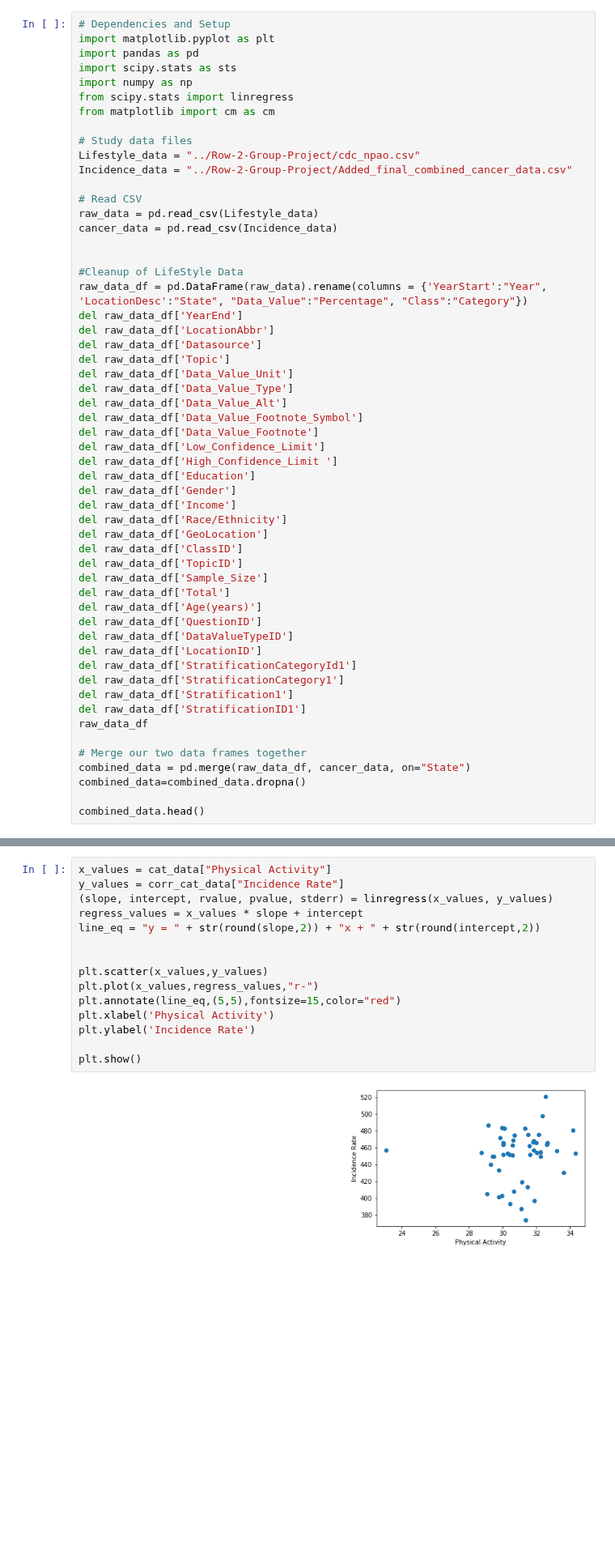
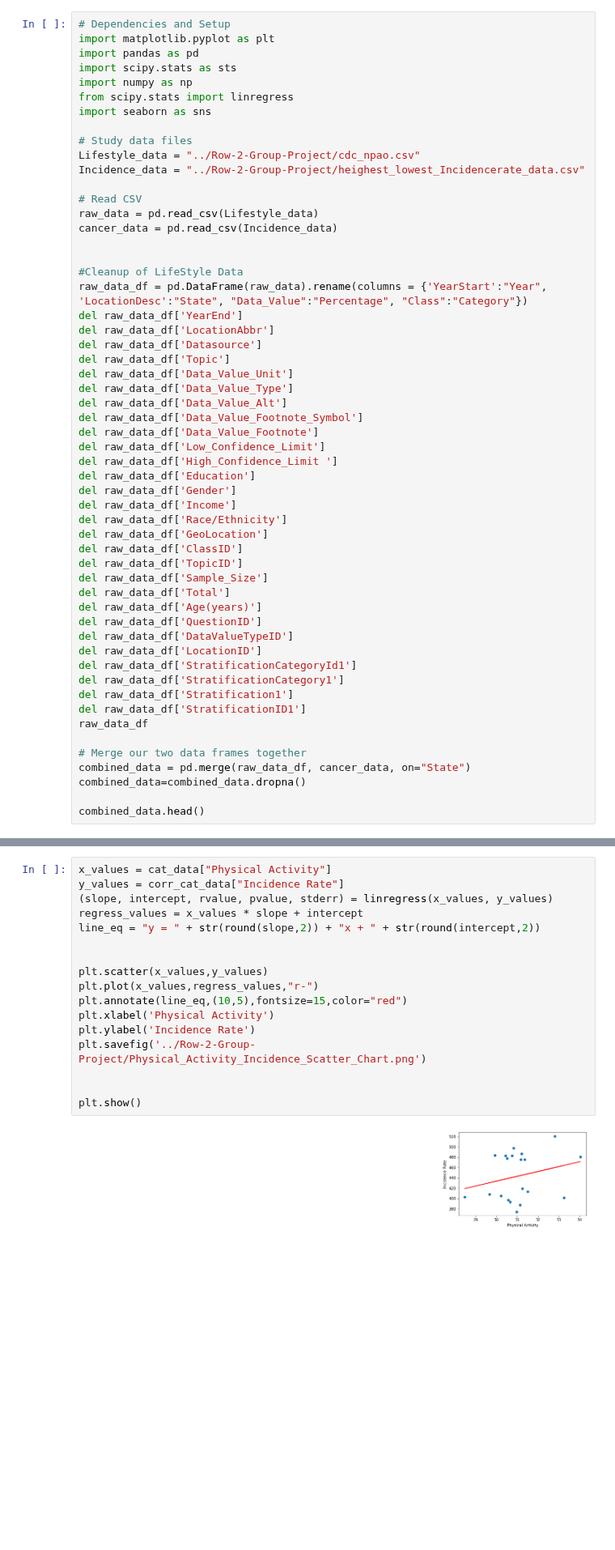
Before and after one commit to settinge/Cancer-and-Nonbiological-Variables, a Jupyter notebook: Lifestyle Data Code.ipynb, the cells around one changed output, grey strips where cells are left out. Shown at 81% size. Cells and saved outputs as stored; diff of their text form; blank space fills up the shorter version.

```diff
--- a/Lifestyle Data Code.ipynb
+++ b/Lifestyle Data Code.ipynb
@@ -5,11 +5,11 @@ import pandas as pd
 import scipy.stats as sts
 import numpy as np
 from scipy.stats import linregress
-from matplotlib import cm as cm
+import seaborn as sns
 
 # Study data files
 Lifestyle_data = "../Row-2-Group-Project/cdc_npao.csv"
-Incidence_data = "../Row-2-Group-Project/Added_final_combined_cancer_data.csv"
+Incidence_data = "../Row-2-Group-Project/heighest_lowest_Incidencerate_data.csv"
 
 # Read CSV
 raw_data = pd.read_csv(Lifestyle_data)
@@ -145,20 +148,22 @@ corr.style.background_gradient(cmap, axis=1)\
 # %%
 x_values = cat_data["Physical Activity"]
 y_values = corr_cat_data["Incidence Rate"]
 (slope, intercept, rvalue, pvalue, stderr) = linregress(x_values, y_values)
 regress_values = x_values * slope + intercept
 line_eq = "y = " + str(round(slope,2)) + "x + " + str(round(intercept,2))
 
 
 plt.scatter(x_values,y_values)
 plt.plot(x_values,regress_values,"r-")
-plt.annotate(line_eq,(5,5),fontsize=15,color="red")
+plt.annotate(line_eq,(10,5),fontsize=15,color="red")
 plt.xlabel('Physical Activity')
 plt.ylabel('Incidence Rate')
+plt.savefig('../Row-2-Group-Project/Physical_Activity_Incidence_Scatter_Chart.png')
+
 
 plt.show()
 # %% [output]
-[figure, old version]
+[figure, new version]
 # %%
 x_values = cat_data["Obesity / Weight Status"]
 y_values = corr_cat_data["Incidence Rate"]
```
Also changed, not shown: parts of 8 cells of this notebook, 7 other files.
